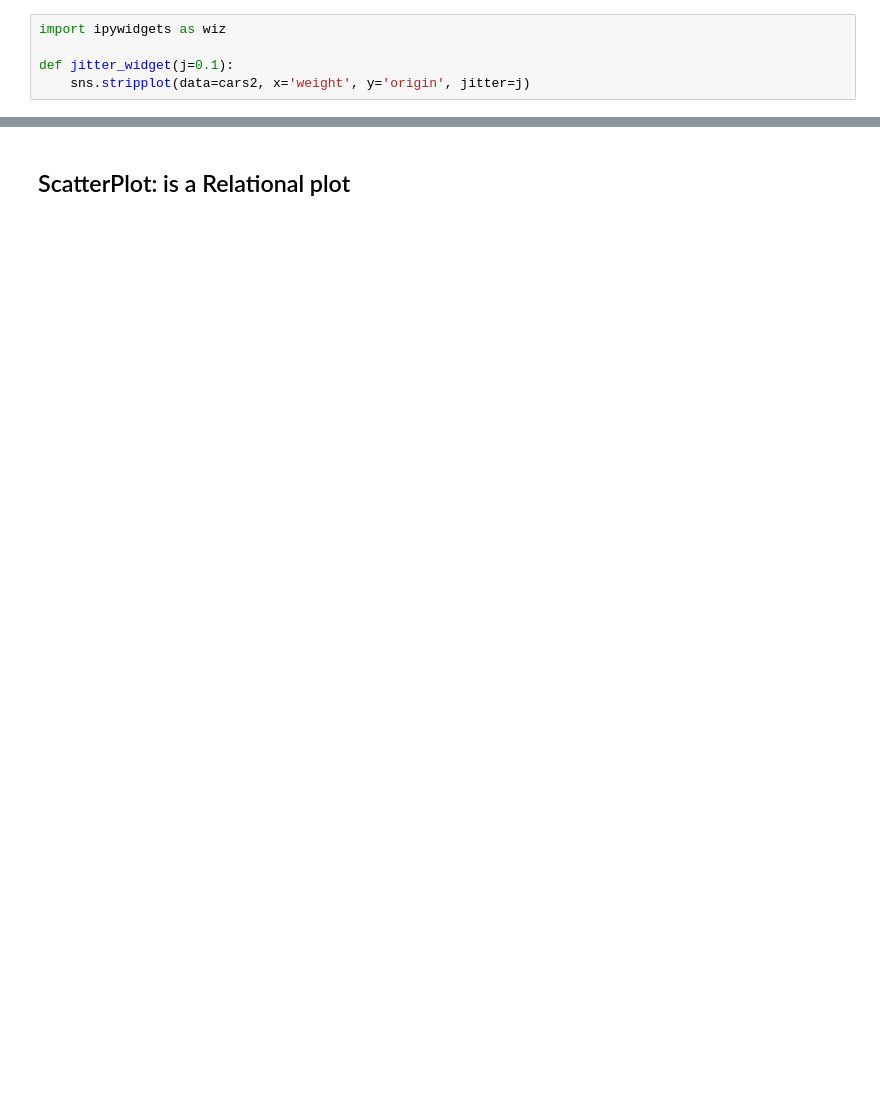
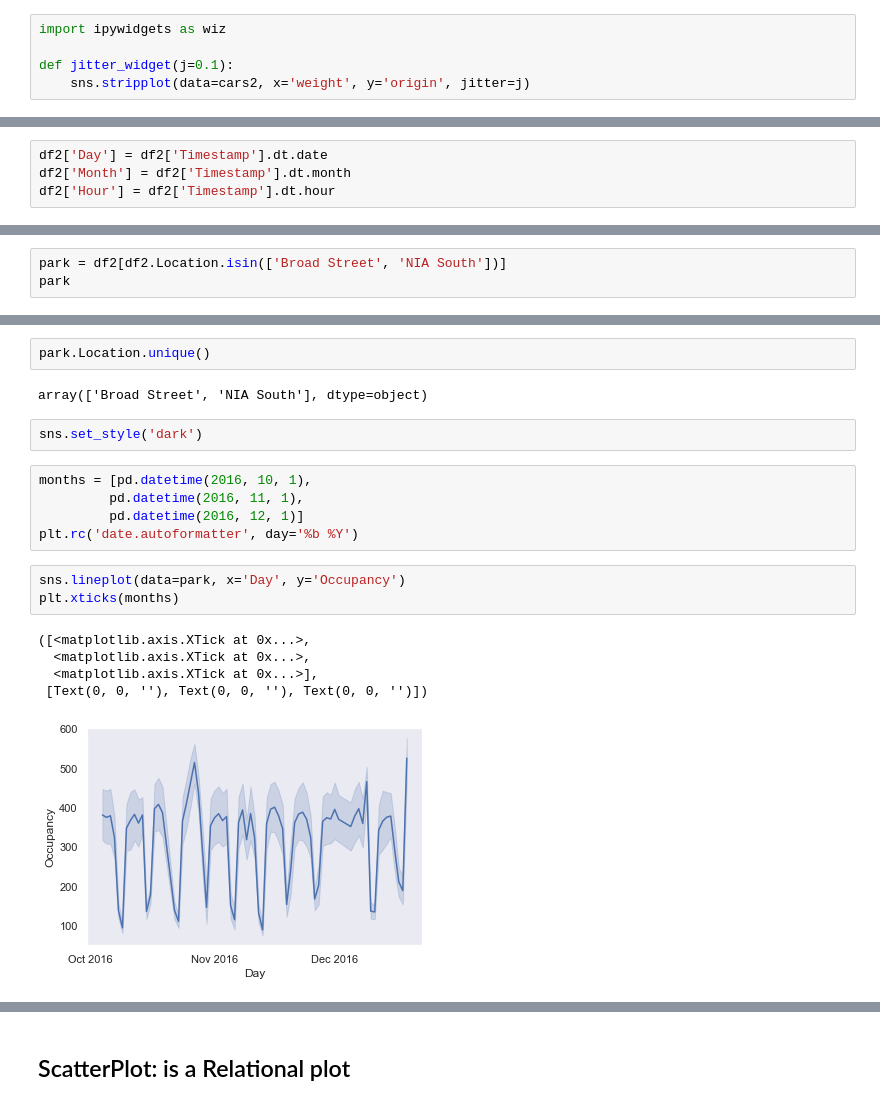
Before and after one commit to sinchan-s/everything_data_science, a Jupyter notebook: Seaborn tuts.ipynb, the cells around one changed output, grey strips where cells are left out. Saved outputs shown, nothing was run; the diff lists cells and outputs as text; blank space fills up the shorter version.

```diff
--- a/Seaborn tuts.ipynb
+++ b/Seaborn tuts.ipynb
@@ -622,0 +662,4 @@ sns.stripplot(data=cars2, x='weight', y='origin', alpha=0.7, size=10, jitter=0.2
+# %%
+df2['Day'] = df2['Timestamp'].dt.date
+df2['Month'] = df2['Timestamp'].dt.month
+df2['Hour'] = df2['Timestamp'].dt.hour
@@ -622,0 +682,3 @@ sns.stripplot(data=cars2, x='weight', y='origin', alpha=0.7, size=10, jitter=0.2
+# %%
+park = df2[df2.Location.isin(['Broad Street', 'NIA South'])]
+park
@@ -622,0 +699,20 @@ sns.stripplot(data=cars2, x='weight', y='origin', alpha=0.7, size=10, jitter=0.2
+# %%
+park.Location.unique()
+# %% [output]
+array(['Broad Street', 'NIA South'], dtype=object)
+# %%
+sns.set_style('dark')
+# %%
+months = [pd.datetime(2016, 10, 1),
+         pd.datetime(2016, 11, 1),
+         pd.datetime(2016, 12, 1)]
+plt.rc('date.autoformatter', day='%b %Y')
+# %%
+sns.lineplot(data=park, x='Day', y='Occupancy')
+plt.xticks(months)
+# %% [output]
+([<matplotlib.axis.XTick at 0x...>,
+  <matplotlib.axis.XTick at 0x...>,
+  <matplotlib.axis.XTick at 0x...>],
+ [Text(0, 0, ''), Text(0, 0, ''), Text(0, 0, '')])
+[figure, added]
```
Also changed, not shown: parts of 57 cells of this notebook.
